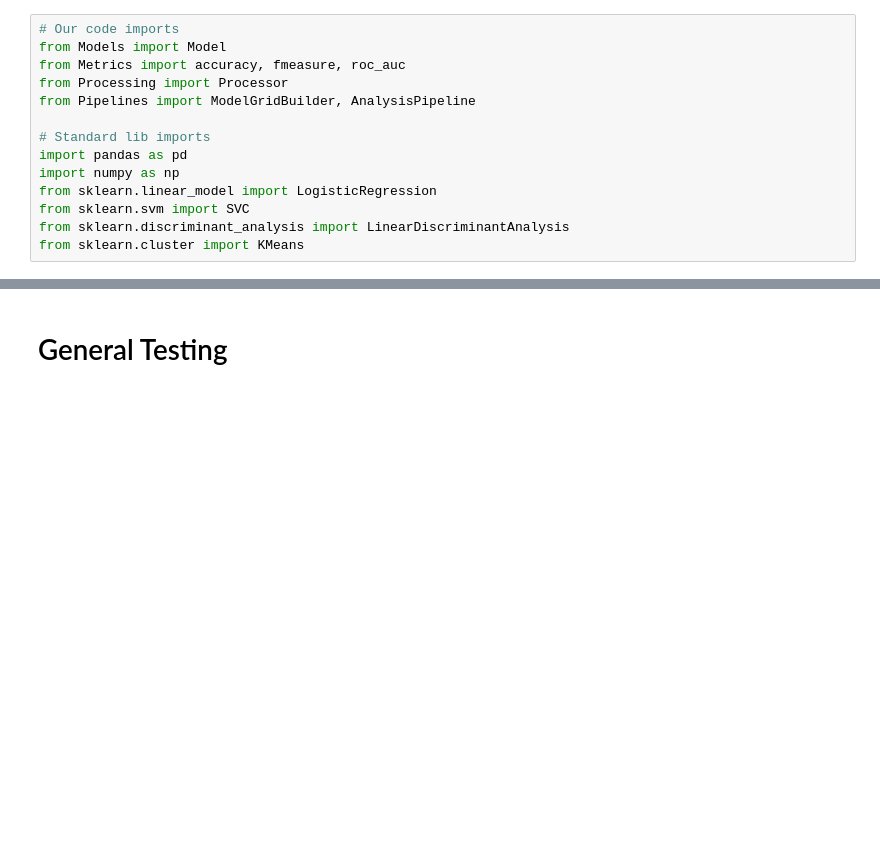
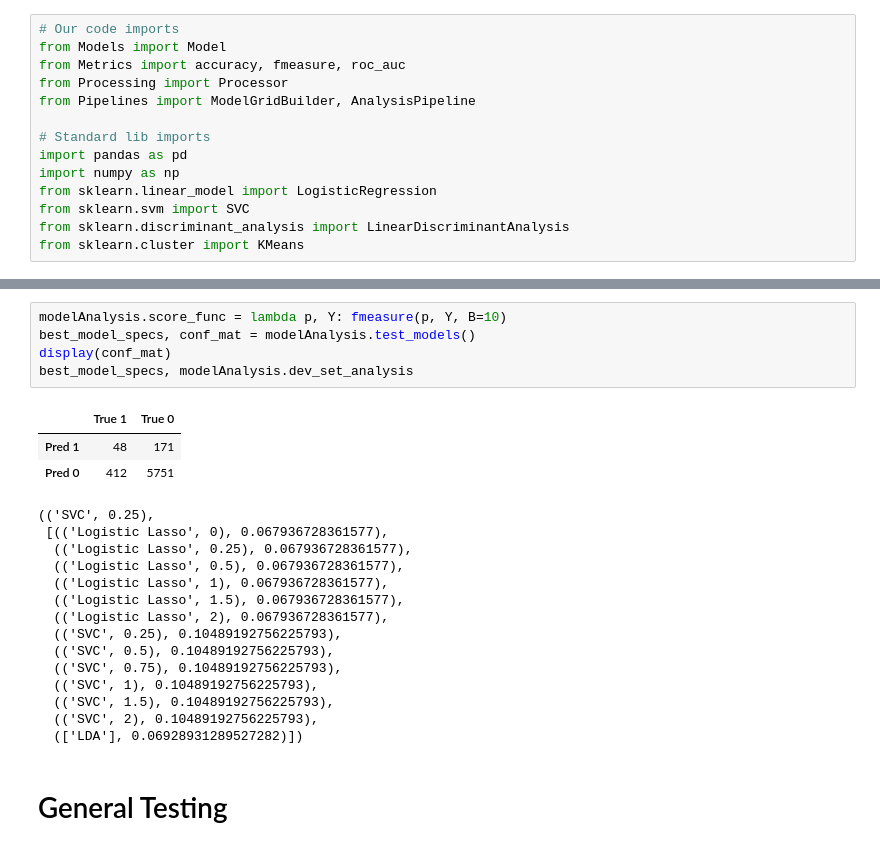
Before and after one commit to theayang/DATA_403_Project_2, a Jupyter notebook: Test.ipynb, the cells around one changed output, grey strips where cells are left out. Saved outputs shown, nothing was run; the diff lists cells and outputs as text; blank space fills up the shorter version.

```diff
--- a/Test.ipynb
+++ b/Test.ipynb
@@ -15,3 +54,26 @@ from sklearn.cluster import KMeans
+# %%
+modelAnalysis.score_func = lambda p, Y: fmeasure(p, Y, B=10)
+best_model_specs, conf_mat = modelAnalysis.test_models()
+display(conf_mat)
+best_model_specs, modelAnalysis.dev_set_analysis
+# %% [output]
+|  | True 1 | True 0 |
+| Pred 1 | 48 | 171 |
+| Pred 0 | 412 | 5751 |
+(('SVC', 0.25),
+ [(('Logistic Lasso', 0), 0.067936728361577),
+  (('Logistic Lasso', 0.25), 0.067936728361577),
+  (('Logistic Lasso', 0.5), 0.067936728361577),
+  (('Logistic Lasso', 1), 0.067936728361577),
+  (('Logistic Lasso', 1.5), 0.067936728361577),
+  (('Logistic Lasso', 2), 0.067936728361577),
+  (('SVC', 0.25), 0.10489192756225793),
+  (('SVC', 0.5), 0.10489192756225793),
+  (('SVC', 0.75), 0.10489192756225793),
+  (('SVC', 1), 0.10489192756225793),
+  (('SVC', 1.5), 0.10489192756225793),
+  (('SVC', 2), 0.10489192756225793),
+  (['LDA'], 0.06928931289527282)])
 # %% [markdown]
 # General Testing
 # %%
```
Also changed, not shown: parts of 6 cells of this notebook, 4 other files.
